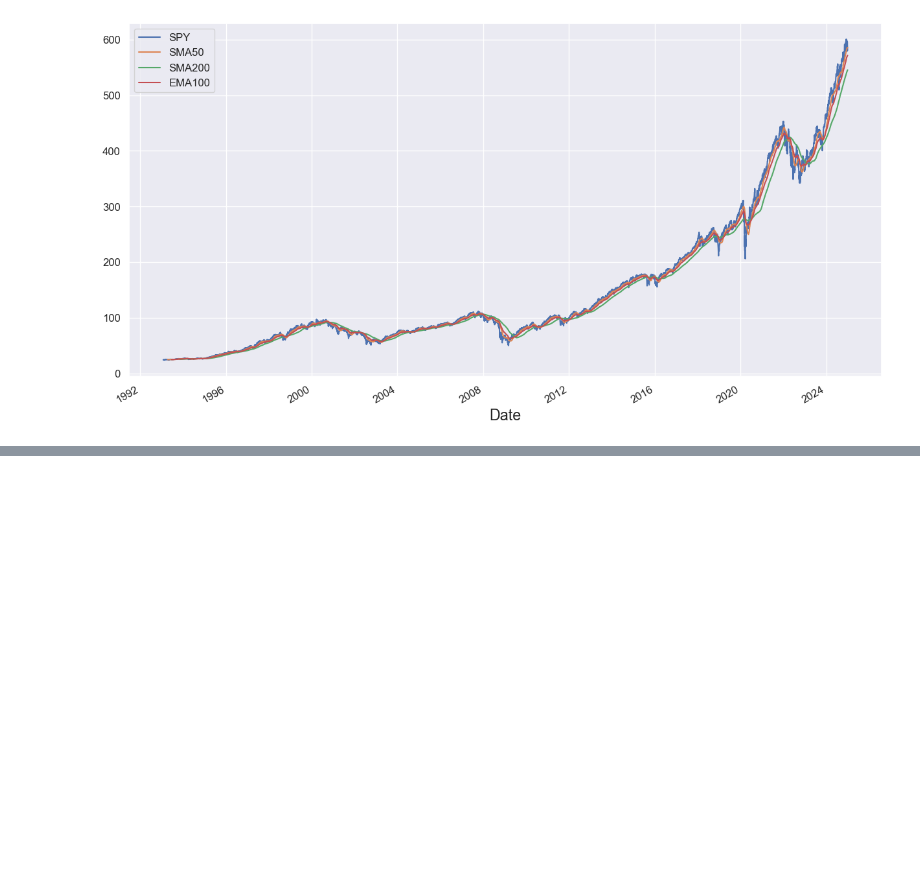
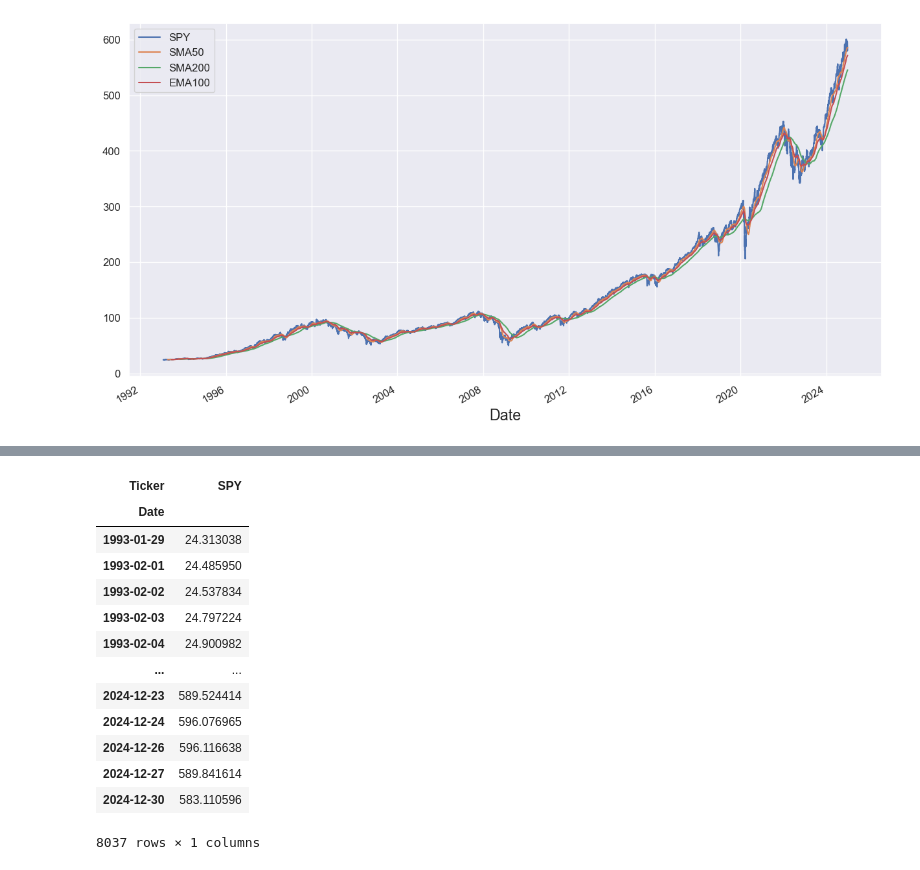
Before and after one commit to collochumba/machine_learning_manafrica, a Jupyter notebook: usd1.ipynb, the cells around one changed output, grey strips where cells are left out. Saved outputs shown, nothing was run; the diff lists cells and outputs as text; code cells hidden in the pictures; blank space fills up the shorter version.

```diff
--- a/usd1.ipynb
+++ b/usd1.ipynb
@@ -991,0 +1030,28 @@ sp
+# %%
+# If spy is already a DataFrame, you don't need to call to_frame()
+# You can use it directly as a DataFrame
+
+# If you need to ensure spy is a DataFrame, you can check its type first:
+if not isinstance(spy, pd.DataFrame):
+    spy = spy.to_frame()
+# Otherwise, just use spy as is
+
+# If spy was actually a Series and you intended to convert it to DataFrame:
+# spy = spy.to_frame()
+# %%
+spy
+# %% [output]
+| Ticker | SPY |
+| Date |  |
+| 1993-01-29 | 24.313038 |
+| 1993-02-01 | 24.485950 |
+| 1993-02-02 | 24.537834 |
+| 1993-02-03 | 24.797224 |
+| 1993-02-04 | 24.900982 |
+| ... | ... |
+| 2024-12-23 | 589.524414 |
+| 2024-12-24 | 596.076965 |
+| 2024-12-26 | 596.116638 |
+| 2024-12-27 | 589.841614 |
+| 2024-12-30 | 583.110596 |
+8037 rows × 1 columns
```
Also changed, not shown: parts of 55 cells of this notebook, 37 other files.
